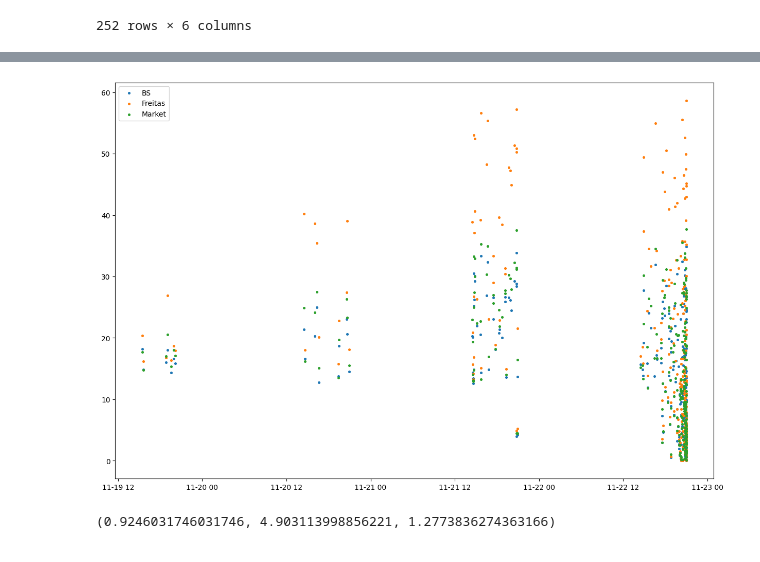
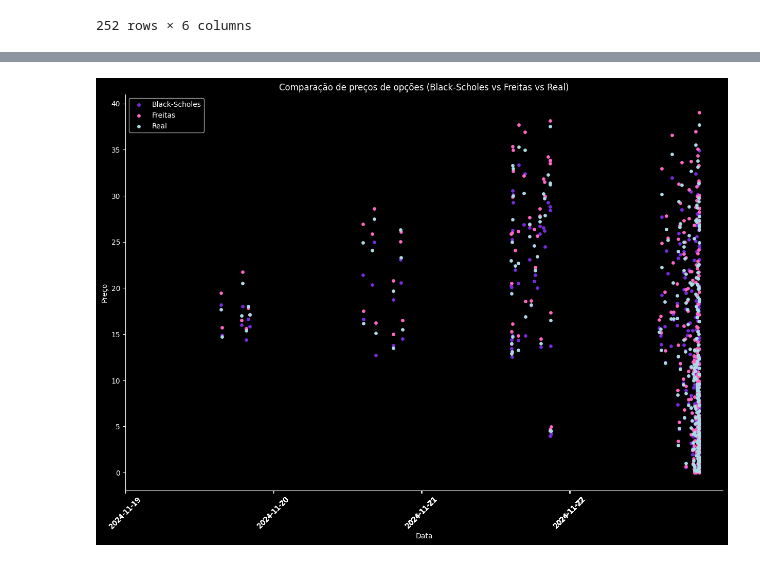
Before and after one commit to GvFreitas1/Precificacao-de-Opcoes, a Jupyter notebook: backtesting.ipynb, the cells around one changed output, grey strips where cells are left out. Cells and saved outputs as stored; diff of their text form; code cells hidden in the pictures.

```diff
--- a/backtesting.ipynb
+++ b/backtesting.ipynb
@@ -110,21 +75,39 @@ plt.show()
+# %%
+import pandas as pd
+
+df = pd.read_csv('./data/df_final.csv')
+df["lastTradeDate"] = pd.to_datetime(df["lastTradeDate"])
+df["Expiration_date"] = pd.to_datetime(df["Expiration_date"])
+
+color_freitas = "#ff66c4"
+color_bs = "#7a2be1"
+color_real = "#add8e6"
+color_background = "black"
 # %%
 import matplotlib.pyplot as plt
 
 plt.figure(figsize=(15, 10))
 
-plt.scatter(merged_df["lastTradeDate"], merged_df["BS"], label="BS", alpha=1, s=7)
-plt.scatter(merged_df["lastTradeDate"], merged_df["Freitas"], label="Freitas", alpha=1, s=7)
-plt.scatter(merged_df["lastTradeDate"], merged_df["lastPrice"], label="Market", alpha=1, s=7)
+# tema escuro
+plt.style.use('dark_background')
+plt.rcParams['axes.facecolor'] = color_background
+
+plt.scatter(df['lastTradeDate'], df['BS'], label='Black-Scholes', alpha=1, s=15, color=color_bs)
+plt.scatter(df['lastTradeDate'], df['Freitas'], label='Freitas', alpha=1, s=15, color=color_freitas)
+plt.scatter(df['lastTradeDate'], df['lastPrice'], label='Real', alpha=1, s=15, color=color_real)
+
+plt.gca().spines['top'].set_visible(False)
+plt.gca().spines['right'].set_visible(False)
 
 plt.legend()
+plt.xlabel('Data')
+plt.ylabel('Preço')
+plt.title('Comparação de preços de opções (Black-Scholes vs Freitas vs Real)')
+
+plt.xticks(df["lastTradeDate"].dt.strftime("%Y-%m-%d"), rotation=45)
+
+plt.savefig('./data/images/comparacao_precos.png')
 
 plt.show()
 # %% [output]
-[figure, old version]
+[figure, new version]
-# %%
-dif_Freitas_BS = np.mean([merged_df['Freitas'] > merged_df['BS']])
-dif_Freitas = np.mean(abs(merged_df['Freitas'] - merged_df['lastPrice']))
-dif_BS = np.mean(abs(merged_df['BS'] - merged_df['lastPrice']))
-dif_Freitas_BS, dif_Freitas, dif_BS
-# %% [output]
-(0.9246031746031746, 4.903113998856221, 1.2773836274363166)
```
Also changed, not shown: parts of 10 cells of this notebook, 7 other files.
